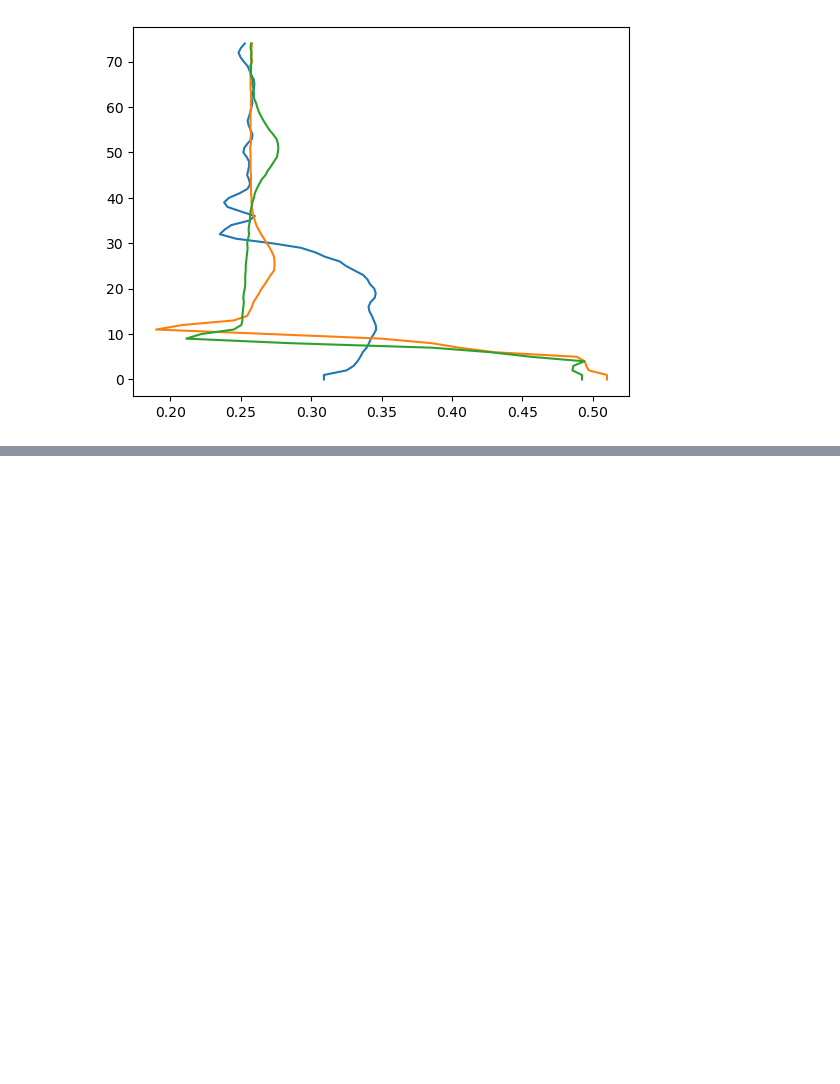
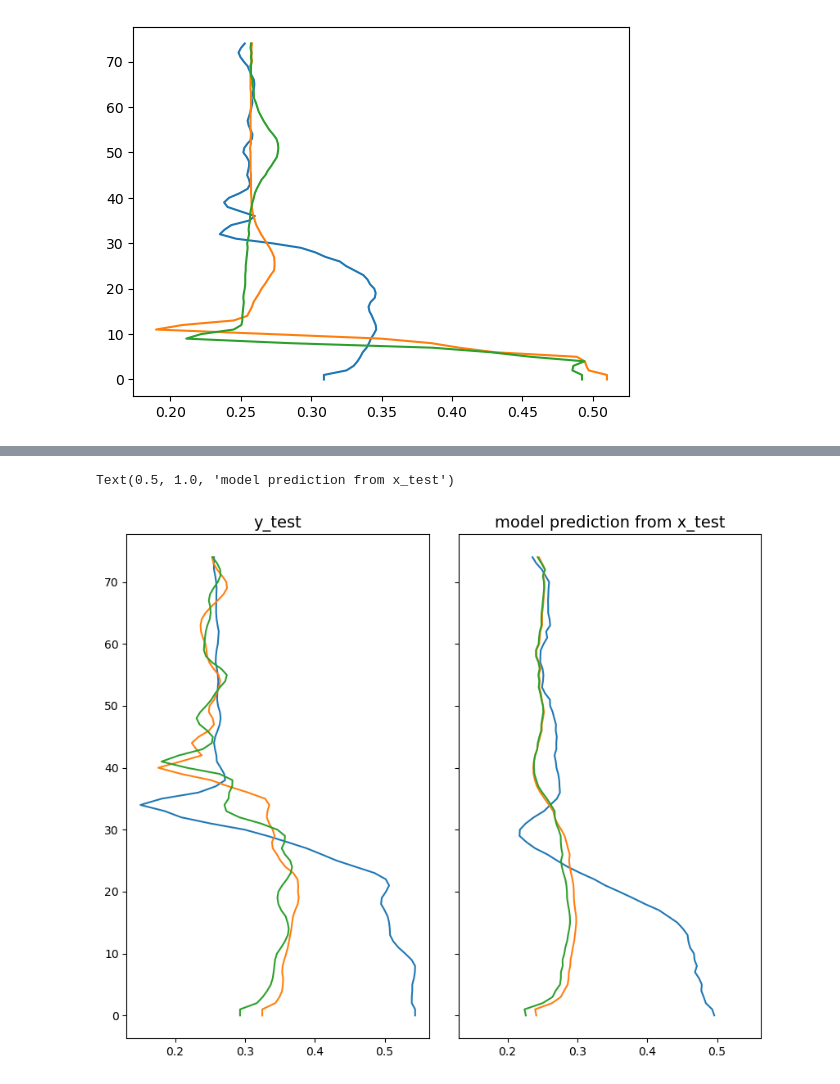
Before and after one commit to Stacy-Guo227/2024_CloudDynamics, a Jupyter notebook: CODE/all_lu_cnn1.ipynb, the cells around one changed output, grey strips where cells are left out. Saved outputs shown, nothing was run; the diff lists cells and outputs as text; code cells hidden in the pictures; blank space fills up the shorter version.

```diff
--- a/CODE/all_lu_cnn1.ipynb
+++ b/CODE/all_lu_cnn1.ipynb
@@ -28,6 +42,8 @@ if torch.cuda.is_available():
 # %%
 def get_device():
     return torch.device("cuda" if torch.cuda.is_available() else "cpu")
+# %%
+lu_list       = ['bu', 'eb', 'eu', 'gb', 'ge', 'gp', 'gu', 'pb', 'pe', 'pu']
 # %% [markdown]
 ## Data
 # %%
@@ -236,9 +294,18 @@ model_init
 # %% [markdown]
 ### Start Training!
 # %%
-train_loader = torchdata.dataloader(data_dict['TrainDataset'], batch_size=config['batch_size'])
-test_loader  = torchdata.dataloader(data_dict['TestDataset'], batch_size=1)
-trained_model, loss_log = train(model_init, train_loader, test_loader, device)
-trained_model.eval()
-prediction   = predict(trained_model, test_loader, device)
-nn_dict      = {'trained_model':, 'loss_log':, 'prediction':}
+def main(lu:str):
+    # Set seed
+    set_seed(42)
+    # Load data
+    data_dict    = np.load(f'/home/ch995334/2024ClDyn/TemporaryData/ModelData/all_lu_cnn1/{lu}.npy', allow_pickle=True).item()
+    train_loader = torchdata.DataLoader(data_dict['TrainDataset'], batch_size=config['batch_size'])
+    test_loader  = torchdata.DataLoader(data_dict['TestDataset'], batch_size=1)
+    # Initialize model
+    model_init = CNN1D(input_var_num=1).to(device)
+    # Training
+    trained_model, loss_log = train(model_init, train_loader, test_loader, config, device)
+    trained_model.eval()
+    prediction   = predict(trained_model, test_loader, device)
+    nn_dict      = {'trained_model':trained_model, 'loss_log':loss_log, 'prediction':prediction}
+    return nn_dict
@@ -288,0 +458,4 @@ plt.plot(ds_class_temp.TargetTest[200, 0, :], np.arange(75))
+# %%
+bu_pred = nn_dict_all_lu['bu']['prediction']
+bu_data_dict = np.load('/home/ch995334/2024ClDyn/TemporaryData/ModelData/all_lu_cnn1/bu.npy', allow_pickle=True).item()
+bu_ytest= bu_data_dict['TargetTest']
@@ -288,0 +491,14 @@ plt.plot(ds_class_temp.TargetTest[200, 0, :], np.arange(75))
+# %%
+fig, ax = plt.subplots(1, 2, sharex=True, sharey=True, figsize=(10, 8), gridspec_kw={'wspace':0.1})
+ax[0].plot(bu_ytest[10, :], np.arange(75))
+ax[0].plot(bu_ytest[15, :], np.arange(75))
+ax[0].plot(bu_ytest[30, :], np.arange(75))
+ax[0].set_title('y_test', fontsize=14)
+
+ax[1].plot(bu_pred[10, :], np.arange(75))
+ax[1].plot(bu_pred[15, :], np.arange(75))
+ax[1].plot(bu_pred[30, :], np.arange(75))
+ax[1].set_title('model prediction from x_test', fontsize=14)
+# %% [output]
+Text(0.5, 1.0, 'model prediction from x_test')
+[figure, added]
```
Also changed, not shown: parts of 18 cells of this notebook.
